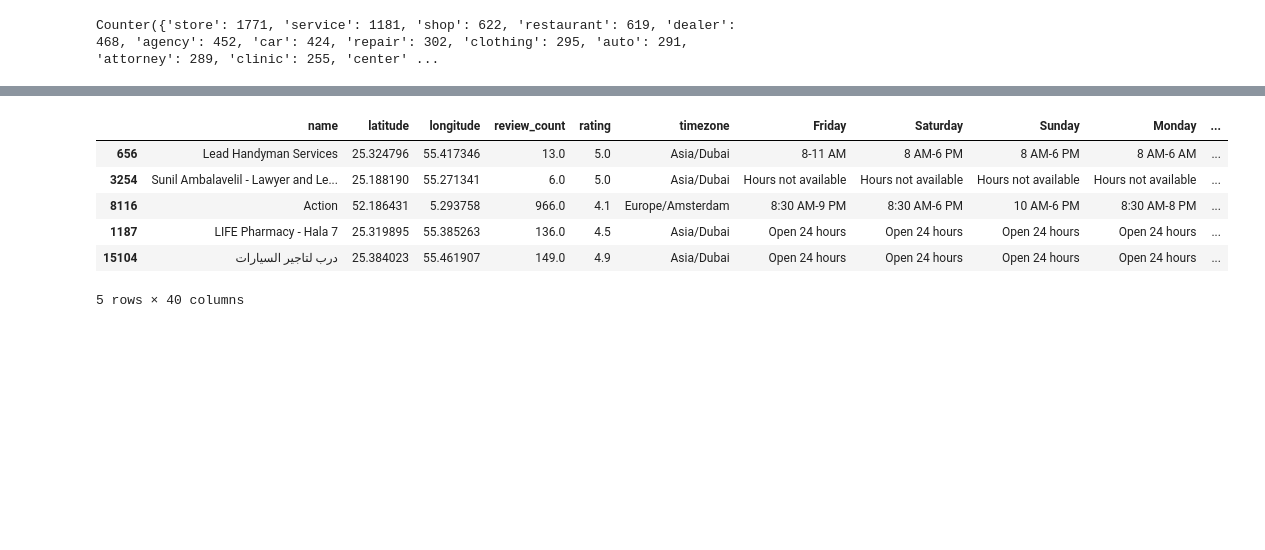
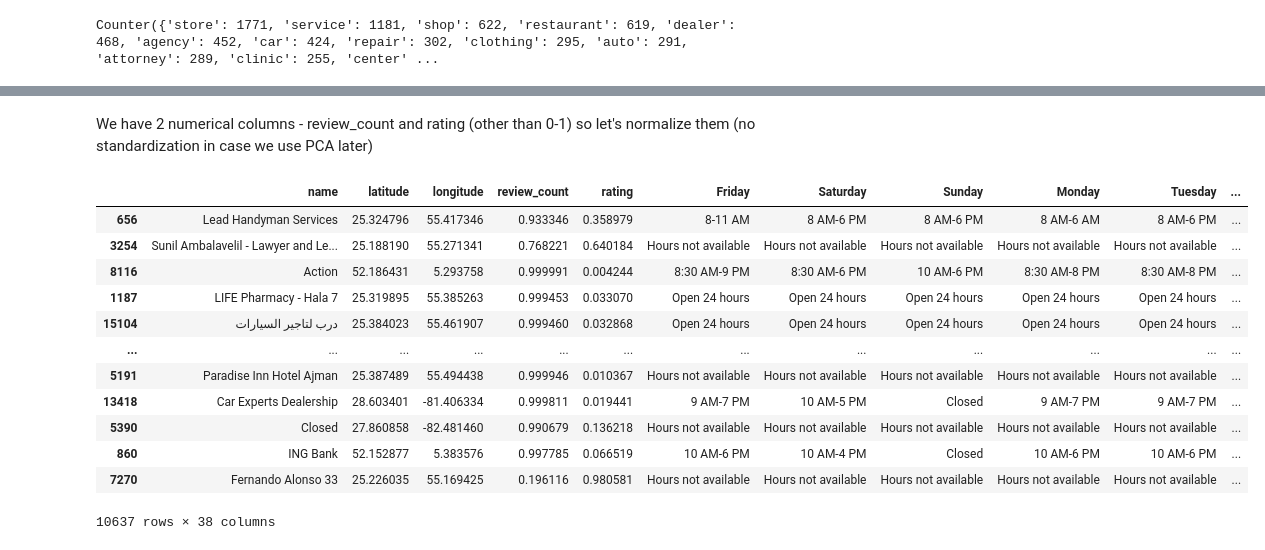
Before and after one commit to katarzynarogalska/LocationIntelligence-clustering, a Jupyter notebook: Location_FeatureEng.ipynb, the cells around one changed output, grey strips where cells are left out. Saved outputs shown, nothing was run; the diff lists cells and outputs as text; code cells hidden in the pictures; blank space fills up the shorter version.

Commit message:
Pipelines_added

```diff
--- a/Location_FeatureEng.ipynb
+++ b/Location_FeatureEng.ipynb
@@ -142,29 +145,58 @@ Now let's remove irrelevant columns like business_id, phone number, website but
 # %%
+# pipeline for removing noise columns
 class IrrelevantColumnRemover(BaseEstimator, TransformerMixin):
     def __init__(self, irrelevant_columns):
         self.irrelevant_columns = irrelevant_columns
     def fit(self, X, y=None):
         return self
     def transform(self, X):
-        return X.drop(columns = self.irrelevant_columns)
+        X = X.drop(columns = self.irrelevant_columns)
+        return X
 
-irrelevant_cols = ['business_id','phone_number','full_address','website','country','city','place_id','place_link', 'types' ]
+
+irrelevant_cols = ['business_id','phone_number','full_address','website','country','city','place_id','place_link', 'types', 'timezone','state' ]
 
 noise_remover = Pipeline(steps=[('remove_irrelevant_or_mistaken_columns', IrrelevantColumnRemover(irrelevant_cols))])
+# %% [markdown]
+We have 2 numerical columns - review_count and rating (other than 0-1) so let's normalize them (no standardization in case we use PCA later)
+# %%
+# pipeline for normalizing numerical data
+class NumericalNormalizer(BaseEstimator, TransformerMixin):
+    def __init__(self, numerical_cols):
+        self.numerical_cols=numerical_cols
+        self.scaler = Normalizer()
+
+    def fit(self,X, y=None):
+        self.scaler.fit(X[self.numerical_cols])
+        return self
+    def transform(self,X):
+        X[self.numerical_cols] = self.scaler.transform(X[self.numerical_cols])
+        return X
+
+numerical_columns = ['review_count','rating']
+
+normalizer = Pipeline(steps=[('normalize_numerical_cols', NumericalNormalizer(numerical_columns))])
 # %%
-# make all transformations
-pipes = [missing_remover, contact_known_adder, main_category_adder, noise_remover]
+# apply all transformations
+pipes = [missing_remover, contact_known_adder, main_category_adder, noise_remover, normalizer]
+preprocessed_train_df = train_df.copy()
 
 for pipe in pipes:
-    pipe.fit(train_df)
-    preprocessed_train_df = pipe.transform(train_df)
+    pipe.fit(preprocessed_train_df)
+    preprocessed_train_df = pipe.transform(preprocessed_train_df)
 # %%
-preprocessed_train_df.head(5)
+preprocessed_train_df
 # %% [output]
-|  | name | latitude | longitude | review_count | rating | timezone | Friday | Saturday | Sunday | Monday | ... |
-| 656 | Lead Handyman Services | 25.324796 | 55.417346 | 13.0 | 5.0 | Asia/Dubai | 8-11 AM | 8 AM-6 PM | 8 AM-6 PM | 8 AM-6 AM | ... |
-| 3254 | Sunil Ambalavelil - Lawyer and Le... | 25.188190 | 55.271341 | 6.0 | 5.0 | Asia/Dubai | Hours not available | Hours not available | Hours not available | Hours not available | ... |
-| 8116 | Action | 52.186431 | 5.293758 | 966.0 | 4.1 | Europe/Amsterdam | 8:30 AM-9 PM | 8:30 AM-6 PM | 10 AM-6 PM | 8:30 AM-8 PM | ... |
-| 1187 | LIFE Pharmacy - Hala 7 | 25.319895 | 55.385263 | 136.0 | 4.5 | Asia/Dubai | Open 24 hours | Open 24 hours | Open 24 hours | Open 24 hours | ... |
-| 15104 | درب لتاجير السيارات | 25.384023 | 55.461907 | 149.0 | 4.9 | Asia/Dubai | Open 24 hours | Open 24 hours | Open 24 hours | Open 24 hours | ... |
+|  | name | latitude | longitude | review_count | rating | Friday | Saturday | Sunday | Monday | Tuesday | ... |
+| 656 | Lead Handyman Services | 25.324796 | 55.417346 | 0.933346 | 0.358979 | 8-11 AM | 8 AM-6 PM | 8 AM-6 PM | 8 AM-6 AM | 8 AM-6 PM | ... |
+| 3254 | Sunil Ambalavelil - Lawyer and Le... | 25.188190 | 55.271341 | 0.768221 | 0.640184 | Hours not available | Hours not available | Hours not available | Hours not available | Hours not available | ... |
+| 8116 | Action | 52.186431 | 5.293758 | 0.999991 | 0.004244 | 8:30 AM-9 PM | 8:30 AM-6 PM | 10 AM-6 PM | 8:30 AM-8 PM | 8:30 AM-8 PM | ... |
+| 1187 | LIFE Pharmacy - Hala 7 | 25.319895 | 55.385263 | 0.999453 | 0.033070 | Open 24 hours | Open 24 hours | Open 24 hours | Open 24 hours | Open 24 hours | ... |
+| 15104 | درب لتاجير السيارات | 25.384023 | 55.461907 | 0.999460 | 0.032868 | Open 24 hours | Open 24 hours | Open 24 hours | Open 24 hours | Open 24 hours | ... |
+| ... | ... | ... | ... | ... | ... | ... | ... | ... | ... | ... | ... |
+| 5191 | Paradise Inn Hotel Ajman | 25.387489 | 55.494438 | 0.999946 | 0.010367 | Hours not available | Hours not available | Hours not available | Hours not available | Hours not available | ... |
+| 13418 | Car Experts Dealership | 28.603401 | -81.406334 | 0.999811 | 0.019441 | 9 AM-7 PM | 10 AM-5 PM | Closed | 9 AM-7 PM | 9 AM-7 PM | ... |
+| 5390 | Closed | 27.860858 | -82.481460 | 0.990679 | 0.136218 | Hours not available | Hours not available | Hours not available | Hours not available | Hours not available | ... |
+| 860 | ING Bank | 52.152877 | 5.383576 | 0.997785 | 0.066519 | 10 AM-6 PM | 10 AM-4 PM | Closed | 10 AM-6 PM | 10 AM-6 PM | ... |
+| 7270 | Fernando Alonso 33 | 25.226035 | 55.169425 | 0.196116 | 0.980581 | Hours not available | Hours not available | Hours not available | Hours not available | Hours not available | ... |
-5 rows × 40 columns
+10637 rows × 38 columns
```
Also changed, not shown: parts of 9 cells of this notebook.
